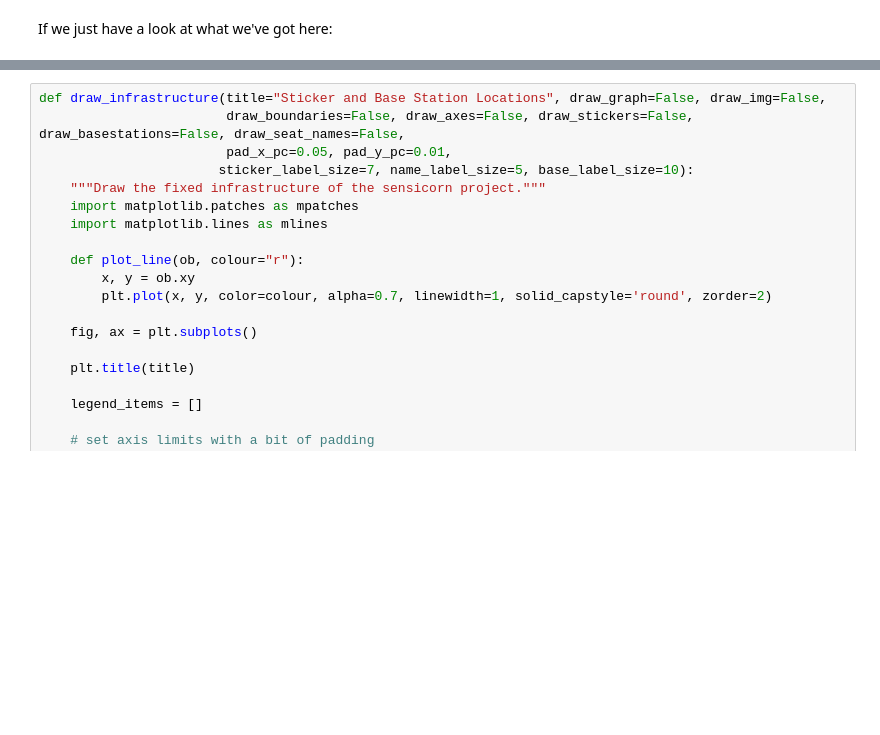
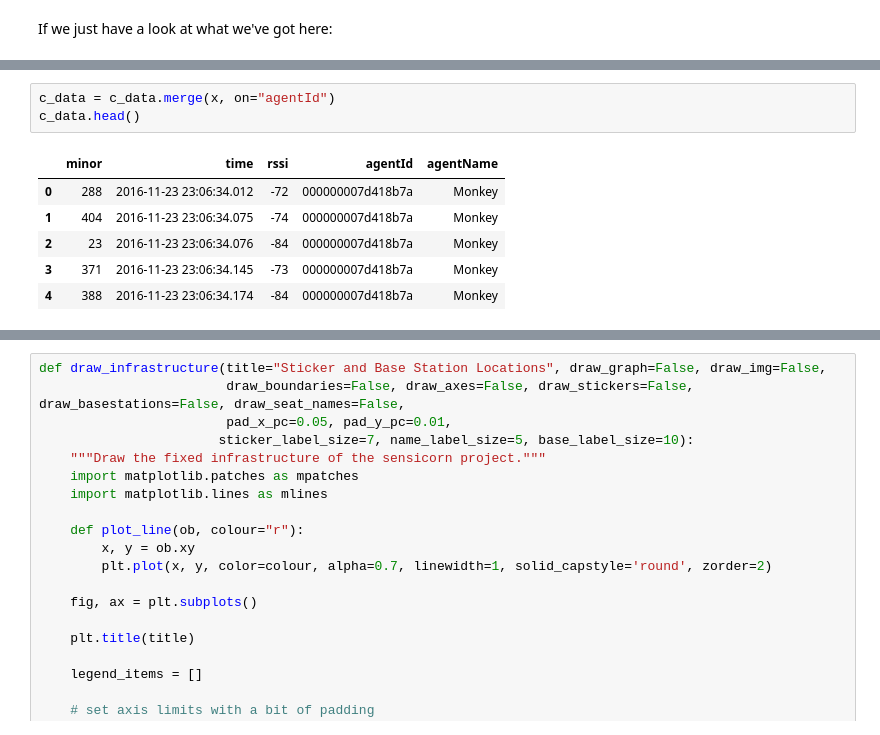
Before and after one commit to notionparallax/sensicorn, a Jupyter notebook: initialDataAnalysis/scan period visualisation.ipynb, the cells around one changed output, grey strips where cells are left out. Drawn from its saved outputs; the diff is of its cells as text; blank space fills up the shorter version.

```diff
--- a/initialDataAnalysis/scan period visualisation.ipynb
+++ b/initialDataAnalysis/scan period visualisation.ipynb
@@ -44 +88,11 @@ I don't really understand this, seems odd that some badges would be recorded mor
+# %%
+c_data = c_data.merge(x, on="agentId")
+c_data.head()
+# %% [output]
+|  | minor | time | rssi | agentId | agentName |
+| 0 | 288 | 2016-11-23 23:06:34.012 | -72 | 000000007d418b7a | Monkey |
+| 1 | 404 | 2016-11-23 23:06:34.075 | -74 | 000000007d418b7a | Monkey |
+| 2 | 23 | 2016-11-23 23:06:34.076 | -84 | 000000007d418b7a | Monkey |
+| 3 | 371 | 2016-11-23 23:06:34.145 | -73 | 000000007d418b7a | Monkey |
+| 4 | 388 | 2016-11-23 23:06:34.174 | -84 | 000000007d418b7a | Monkey |
 # %%
```
Also changed, not shown: parts of 15 cells of this notebook, 1 other file.
